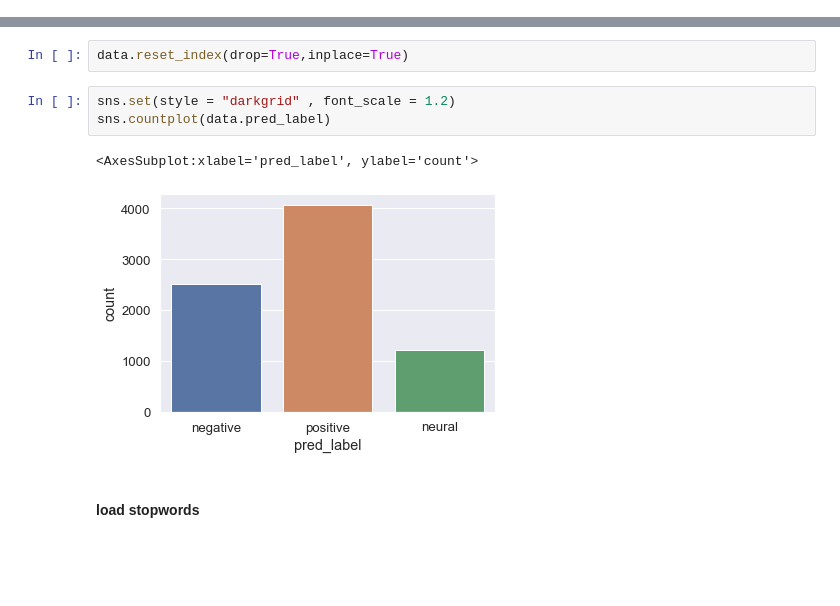
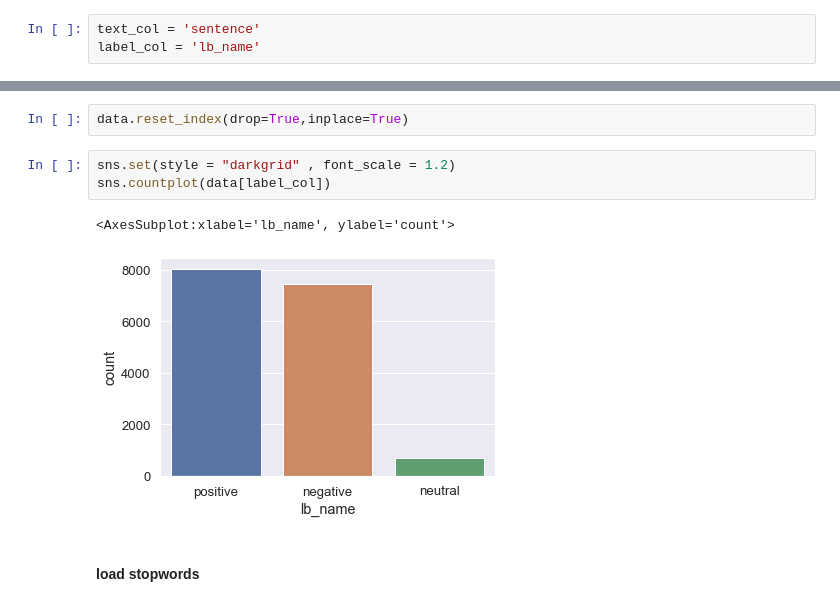
Before and after one commit to daominhkhanh20/WebMiningProject, a Jupyter notebook: EDA/eda.ipynb, the cells around one changed output, grey strips where cells are left out. Saved outputs shown, nothing was run; the diff lists cells and outputs as text; blank space fills up the shorter version.

```diff
--- a/EDA/eda.ipynb
+++ b/EDA/eda.ipynb
@@ -34,13 +34,16 @@ data.head()
+# %%
+text_col = 'sentence'
+label_col = 'lb_name'
 # %%
 data.dropna(inplace=True)
 # %%
 data.reset_index(drop=True,inplace=True)
 # %%
 sns.set(style = "darkgrid" , font_scale = 1.2)
-sns.countplot(data.pred_label)
+sns.countplot(data[label_col])
 # %% [output]
-<AxesSubplot:xlabel='pred_label', ylabel='count'>
+<AxesSubplot:xlabel='lb_name', ylabel='count'>
-[figure, old version]
+[figure, new version]
 # %% [markdown]
 #### load stopwords
 # %%
```
Also changed, not shown: parts of 8 cells of this notebook, 15 other files.
